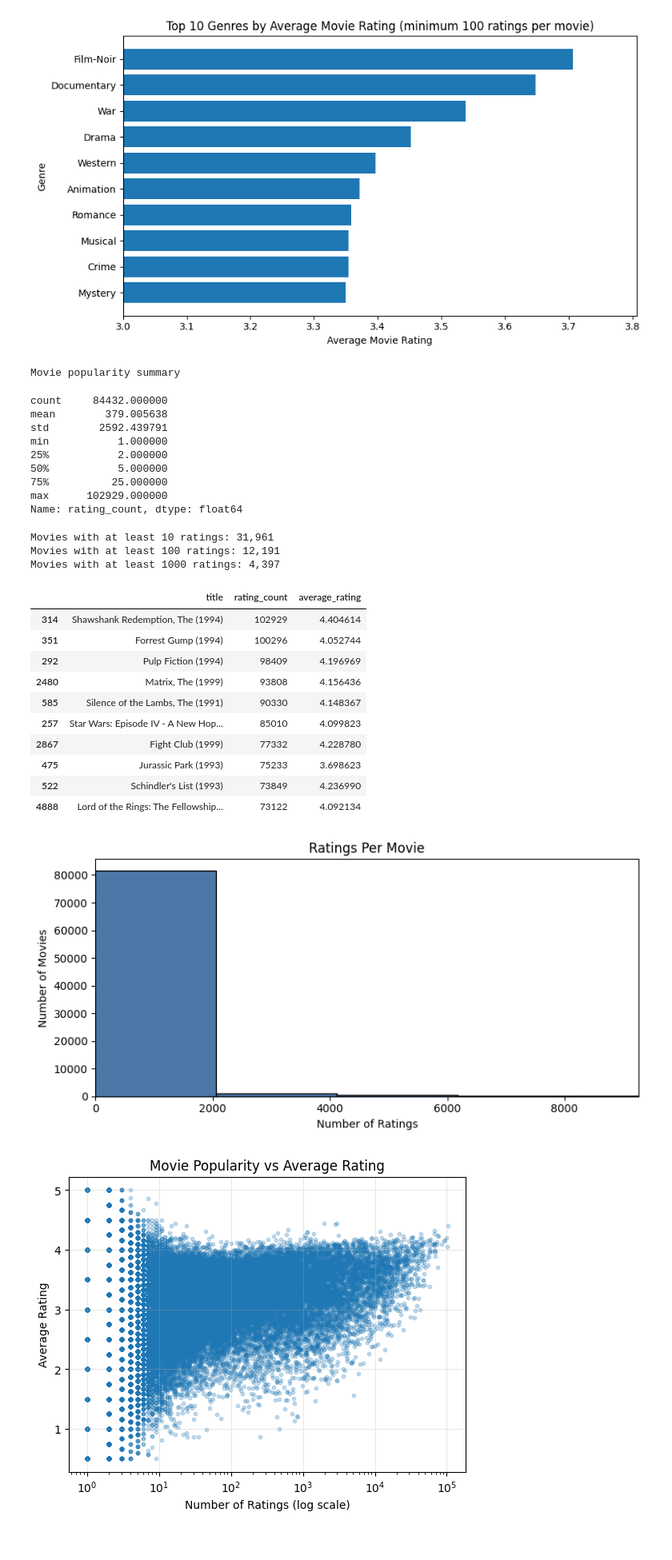
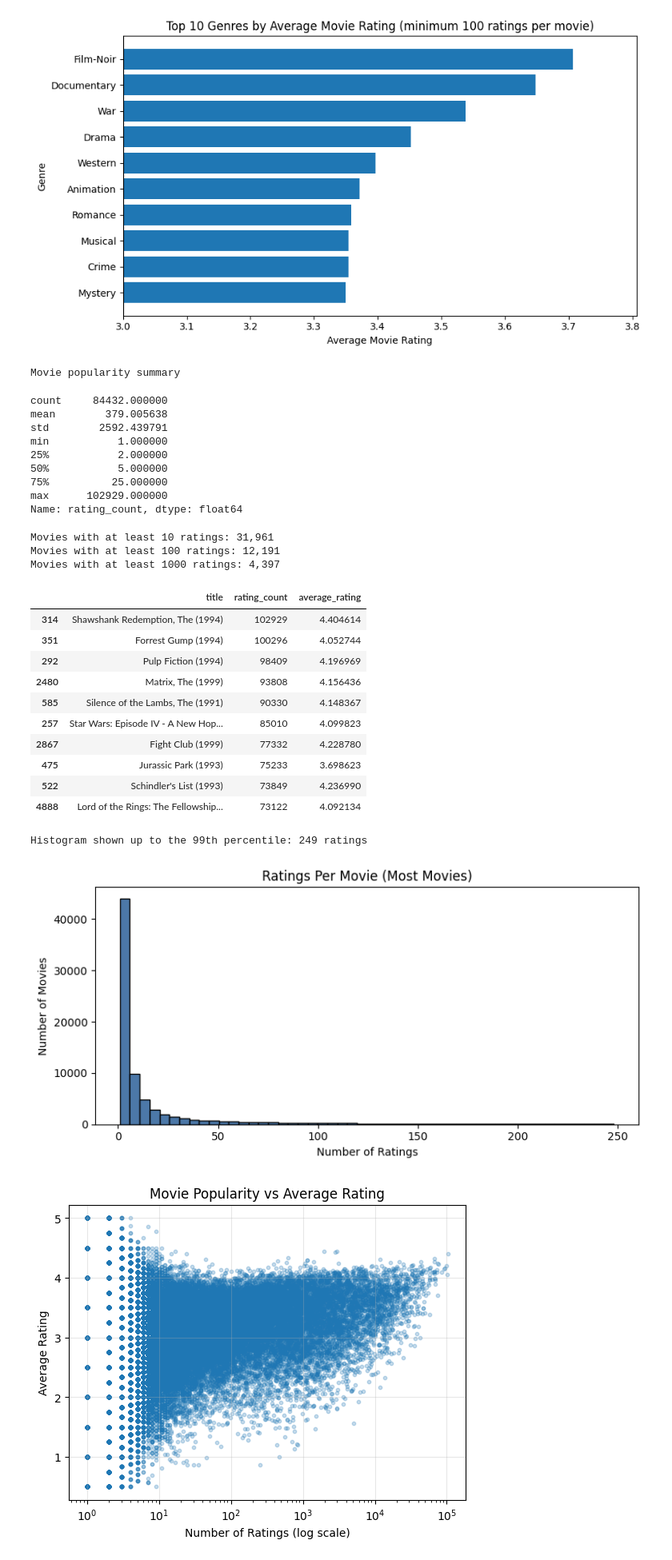
Before and after one commit to anthonyjk/movie-recommendation-site, a Jupyter notebook: data_exploration.ipynb, the cells around one changed output. Shown at 80% size. Drawn from its saved outputs; the diff is of its cells as text; code cells hidden in the pictures.

```diff
--- a/data_exploration.ipynb
+++ b/data_exploration.ipynb
@@ -168,61 +168,68 @@ plt.show()
 [figure]
 # %%
 movie_activity = (
-  ratings.groupby("movieId")
-  .agg(rating_count=("rating", "size"), average_rating=("rating", "mean"))
-  .reset_index()
+    ratings.groupby("movieId")
+    .agg(
+        rating_count=("rating", "size"),
+        average_rating=("rating", "mean")
+    )
+    .reset_index()
 )
 
 print("Movie popularity summary")
 display(movie_activity["rating_count"].describe())
 
-print(f"Movies with at least 10 ratings: {(movie_activity['rating_count'] >=
-10).sum():,}")
-print(f"Movies with at least 100 ratings: {(movie_activity['rating_count'] >=
-100).sum():,}")
-print(f"Movies with at least 1000 ratings: {(movie_activity['rating_count'] >=
-1000).sum():,}")
+print(f"Movies with at least 10 ratings: {(movie_activity['rating_count'] >= 10).sum():,}")
+print(f"Movies with at least 100 ratings: {(movie_activity['rating_count'] >= 100).sum():,}")
+print(f"Movies with at least 1000 ratings: {(movie_activity['rating_count'] >= 1000).sum():,}")
 
 top_movies = movie_activity.merge(movies[["movieId", "title"]], on="movieId", how="left")
 top_movies = top_movies.sort_values("rating_count", ascending=False).head(10)
 display(top_movies[["title", "rating_count", "average_rating"]])
 
-plot_limit = movie_activity["rating_count"].quantile(0.99)
+plot_limit = movie_activity["rating_count"].quantile(0.9)
+
+print(f"Histogram shown up to the 99th percentile: {plot_limit:.0f} ratings")
 
 plt.figure(figsize=(8, 4))
-plt.hist(movie_activity["rating_count"], bins=50, color="#4C78A8", edgecolor="black")
-plt.xlim(0, plot_limit)
-plt.title("Ratings Per Movie")
+plt.hist(
+    movie_activity.loc[movie_activity["rating_count"] <= plot_limit, "rating_count"],
+    bins=50,
+    color="#4C78A8",
+    edgecolor="black"
+)
+plt.title("Ratings Per Movie (Most Movies)")
 plt.xlabel("Number of Ratings")
 plt.ylabel("Number of Movies")
 plt.tight_layout()
 plt.show()
 # %% [output]
 Movie popularity summary
 count     84432.000000
 mean        379.005638
 std        2592.439791
 min           1.000000
 25%           2.000000
 50%           5.000000
 75%          25.000000
 max      102929.000000
 Name: rating_count, dtype: float64
 Movies with at least 10 ratings: 31,961
 Movies with at least 100 ratings: 12,191
 Movies with at least 1000 ratings: 4,397
 |  | title | rating_count | average_rating |
 | 314 | Shawshank Redemption, The (1994) | 102929 | 4.404614 |
 | 351 | Forrest Gump (1994) | 100296 | 4.052744 |
 | 292 | Pulp Fiction (1994) | 98409 | 4.196969 |
 | 2480 | Matrix, The (1999) | 93808 | 4.156436 |
 | 585 | Silence of the Lambs, The (1991) | 90330 | 4.148367 |
 | 257 | Star Wars: Episode IV - A New Hop... | 85010 | 4.099823 |
 | 2867 | Fight Club (1999) | 77332 | 4.228780 |
 | 475 | Jurassic Park (1993) | 75233 | 3.698623 |
 | 522 | Schindler's List (1993) | 73849 | 4.236990 |
 | 4888 | Lord of the Rings: The Fellowship... | 73122 | 4.092134 |
+Histogram shown up to the 99th percentile: 249 ratings
-[figure, old version]
+[figure, new version]
 # %%
 # Visualization: relationship between movie popularity and average rating
 plt.figure()
```
Also changed, not shown: parts of 1 cell of this notebook.
